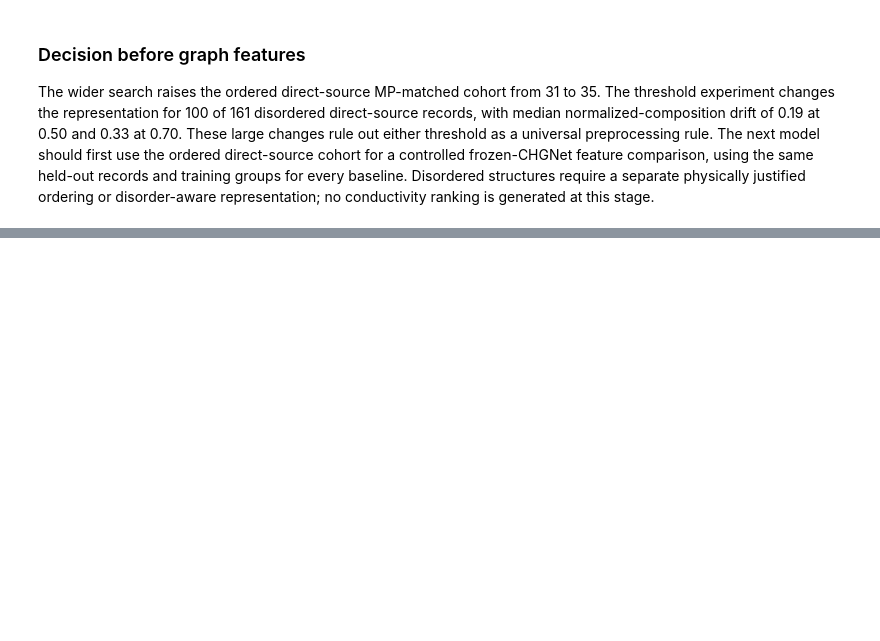
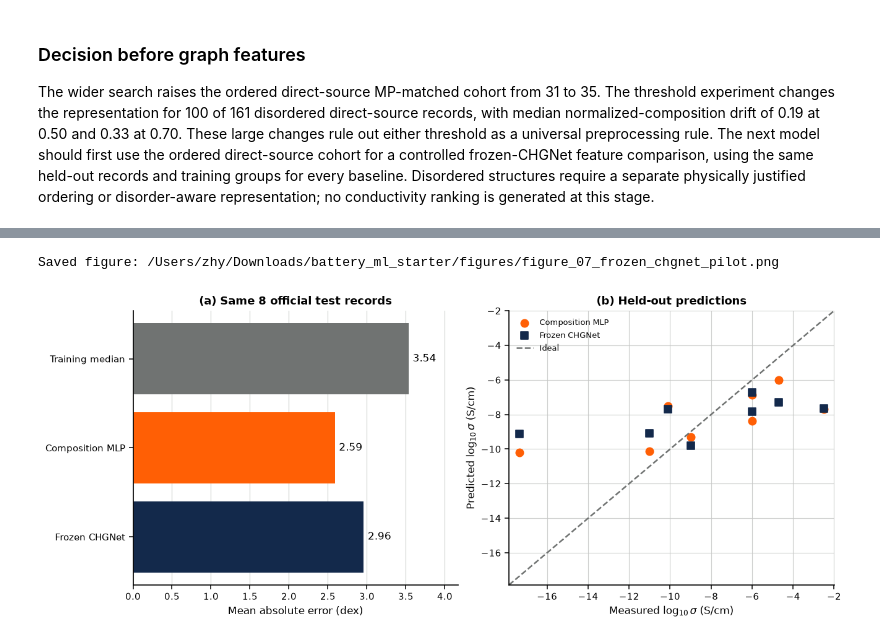
Before and after one commit to ZJYang-96485/Physics-Informed-Neural-Network-and-Multiscale-Simulations-for-Lithium-Ion-Conductors, a Jupyter notebook: battery_materials_project.ipynb, the cells around one changed output, grey strips where cells are left out. Drawn from its saved outputs; the diff is of its cells as text; code cells hidden in the pictures; blank space fills up the shorter version.

Commit message:
Evaluate frozen CHGNet on ordered OBELiX cohort

```diff
--- a/battery_materials_project.ipynb
+++ b/battery_materials_project.ipynb
@@ -2503,0 +2705,37 @@ The wider search raises the ordered direct-source MP-matched cohort from 31 to 3
+# %%
+fig,axes=plt.subplots(1,2,figsize=(10.8,4.4),constrained_layout=True)
+order=["Training median","Composition MLP","Frozen CHGNet"]
+plot_metrics=pilot_metric_table.set_index("model").loc[order]
+bars=axes[0].barh(order,plot_metrics.official_test_MAE_dex,
+                  color=[ILLINI_STORM,ILLINI_ORANGE,ILLINI_BLUE])
+axes[0].bar_label(bars,fmt="%.2f",padding=4)
+axes[0].invert_yaxis()
+axes[0].set_xlim(0,max(plot_metrics.official_test_MAE_dex)*1.18)
+axes[0].set_title("(a) Same 8 official test records")
+axes[0].set_xlabel("Mean absolute error (dex)")
+finish_axis(axes[0],"x")
+
+axes[1].scatter(pilot_test_predictions[MODEL_TARGET],
+                pilot_test_predictions.composition_prediction,
+                color=ILLINI_ORANGE,label="Composition MLP",s=55)
+axes[1].scatter(pilot_test_predictions[MODEL_TARGET],
+                pilot_test_predictions.chgnet_prediction,
+                color=ILLINI_BLUE,label="Frozen CHGNet",marker="s",s=48)
+lims=[min(pilot_test_predictions[MODEL_TARGET].min(),
+          pilot_test_predictions.chgnet_prediction.min(),
+          pilot_test_predictions.composition_prediction.min())-.5,
+      max(pilot_test_predictions[MODEL_TARGET].max(),
+          pilot_test_predictions.chgnet_prediction.max(),
+          pilot_test_predictions.composition_prediction.max())+.5]
+axes[1].plot(lims,lims,color=ILLINI_STORM,linestyle="--",label="Ideal")
+axes[1].set_xlim(lims);axes[1].set_ylim(lims)
+axes[1].set_title("(b) Held-out predictions")
+axes[1].set_xlabel(r"Measured $\log_{10}\sigma$ (S/cm)")
+axes[1].set_ylabel(r"Predicted $\log_{10}\sigma$ (S/cm)")
+axes[1].legend(fontsize=8)
+finish_axis(axes[1],"both")
+save_report_figure(fig,"figure_07_frozen_chgnet_pilot.png")
+plt.show()
+# %% [output]
+Saved figure: /Users/zhy/Downloads/battery_ml_starter/figures/figure_07_frozen_chgnet_pilot.png
+[figure, added]
```
Also changed, not shown: parts of 5 cells of this notebook, 5 other files.
